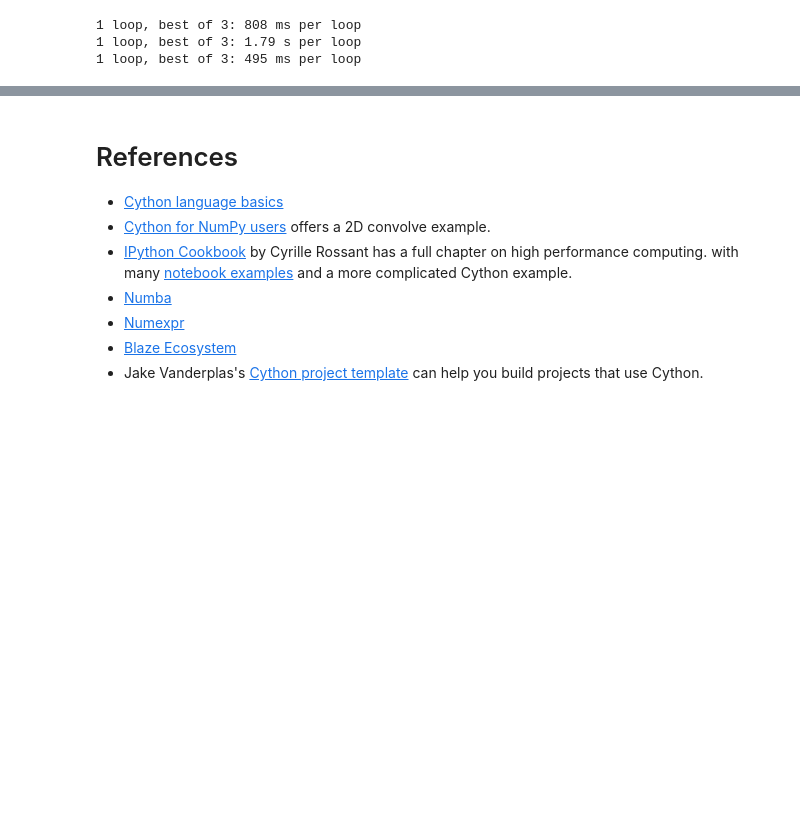
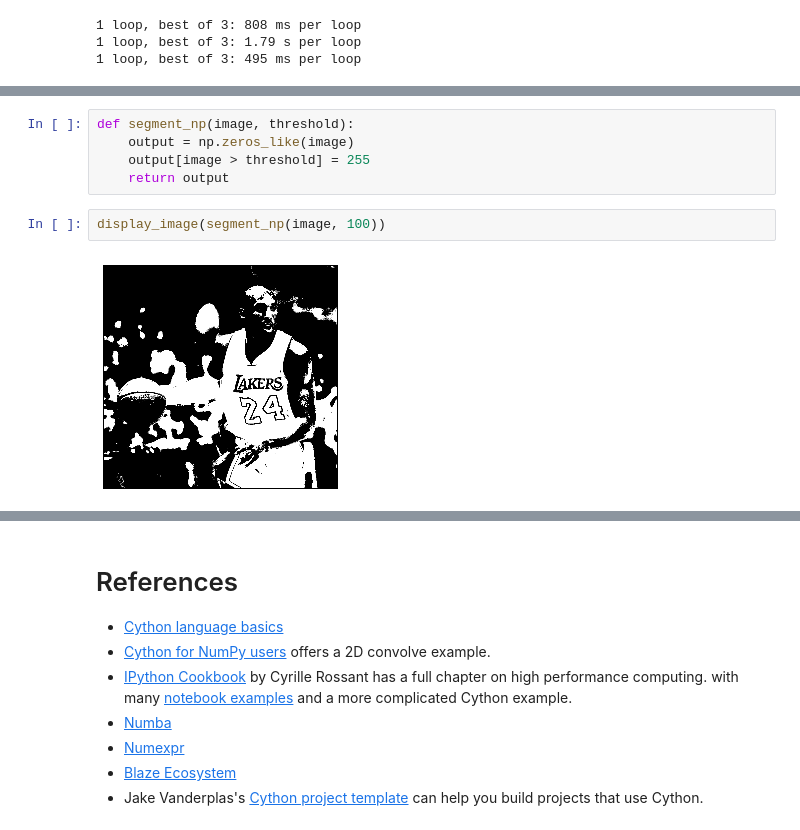
Before and after one commit to yoavram/Py4Eng, a Jupyter notebook: sessions/cython.ipynb, the cells around one changed output, grey strips where cells are left out. Saved outputs shown, nothing was run; the diff lists cells and outputs as text; blank space fills up the shorter version.

```diff
--- a/sessions/cython.ipynb
+++ b/sessions/cython.ipynb
@@ -455,0 +472,9 @@ display_image(generic_filter(horse, cmax, size=(10, 10), extra_arguments=(9,)))
+# %%
+def segment_np(image, threshold):
+    output = np.zeros_like(image)
+    output[image > threshold] = 255
+    return output
+# %%
+display_image(segment_np(image, 100))
+# %% [output]
+[figure, added]
```
Also changed, not shown: parts of 22 cells of this notebook, 1 other file.
